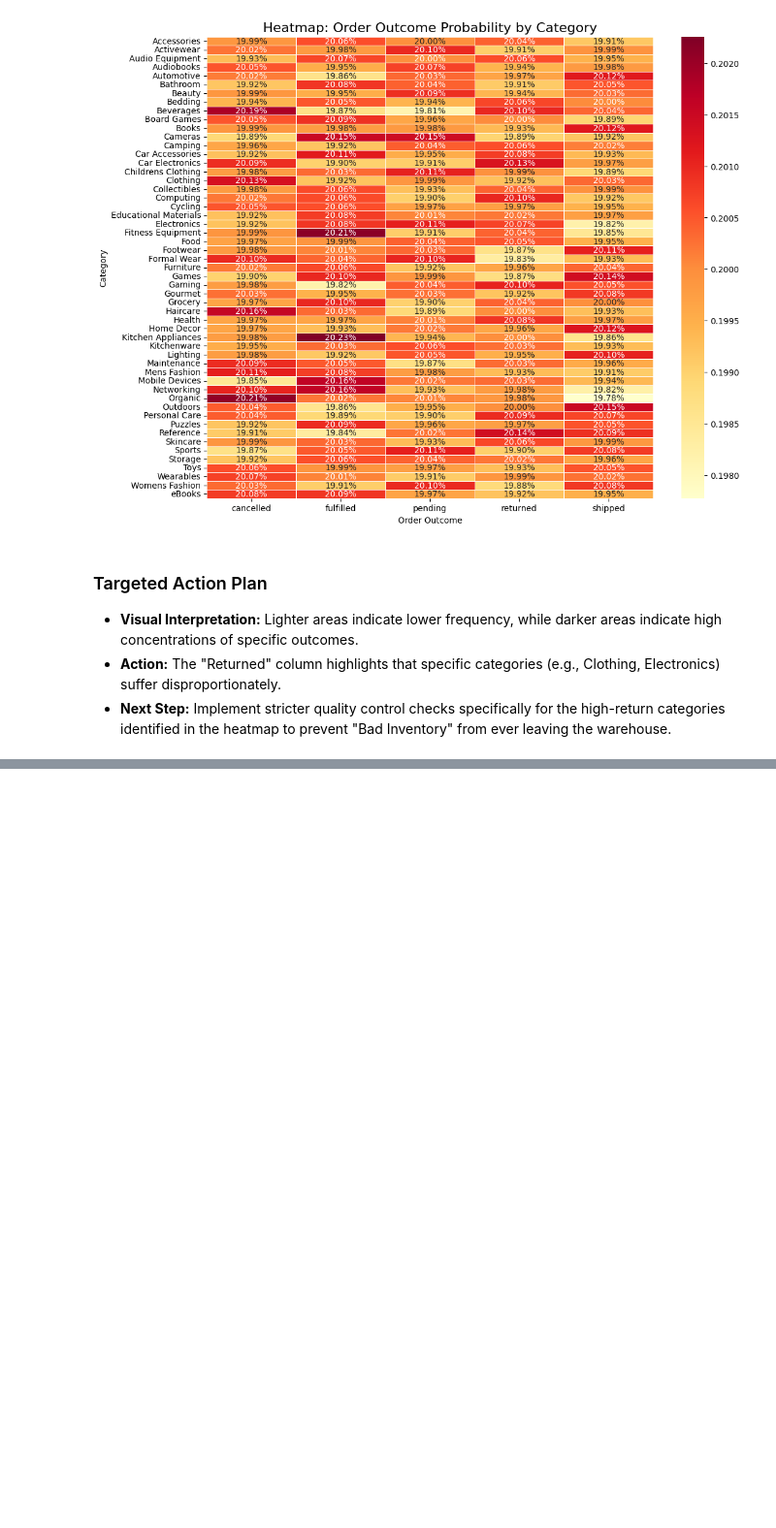
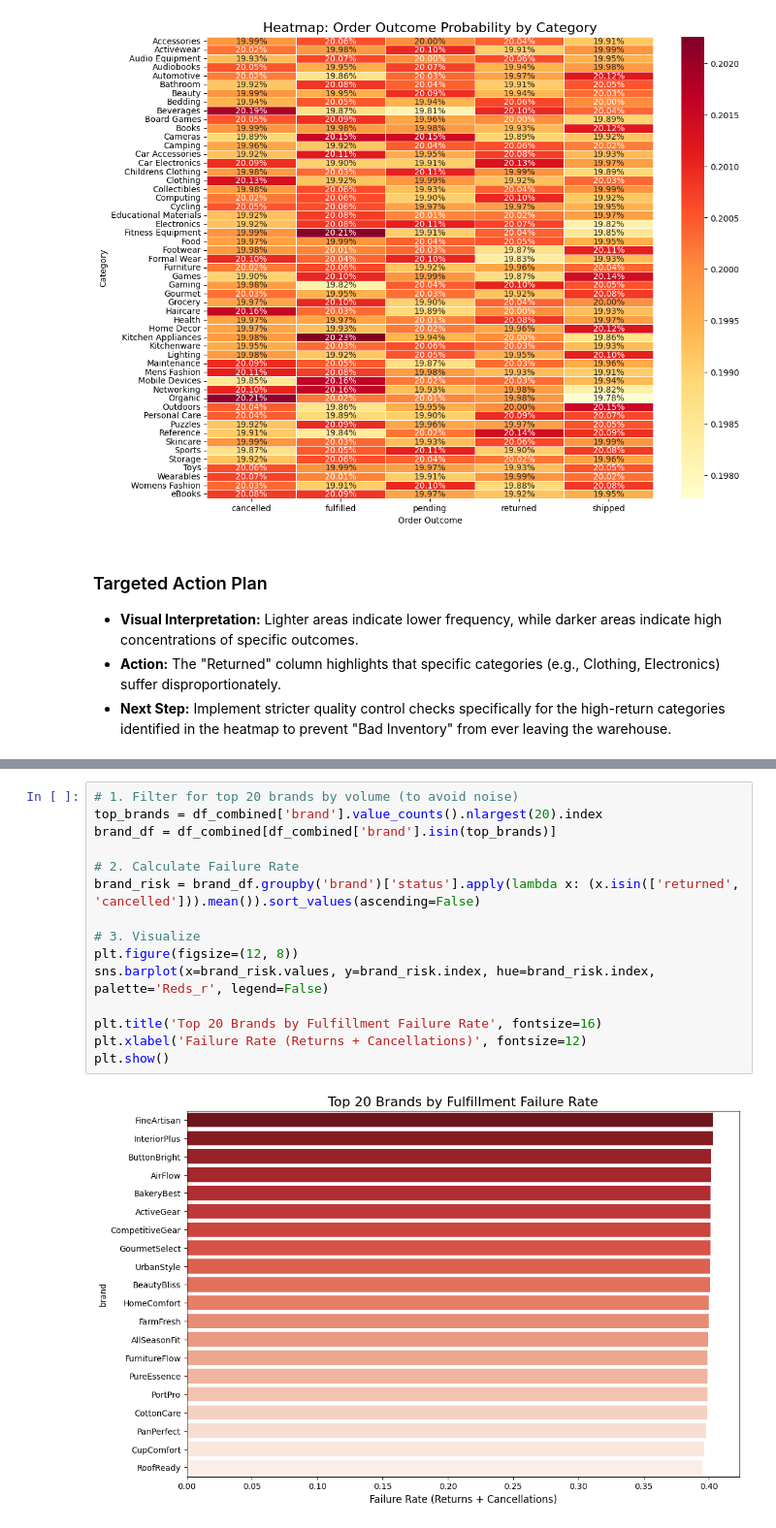
Before and after one commit to rishavvashisht823/Amazon, a Jupyter notebook: chapter_appendix-tools-for-deep-learning/jupyter.ipynb, the cells around one changed output, grey strips where cells are left out. Shown at 97% size. Drawn from its saved outputs; the diff is of its cells as text; blank space fills up the shorter version.

```diff
--- a/chapter_appendix-tools-for-deep-learning/jupyter.ipynb
+++ b/chapter_appendix-tools-for-deep-learning/jupyter.ipynb
@@ -677,0 +747,17 @@ plt.show()
+# %%
+# 1. Filter for top 20 brands by volume (to avoid noise)
+top_brands = df_combined['brand'].value_counts().nlargest(20).index
+brand_df = df_combined[df_combined['brand'].isin(top_brands)]
+
+# 2. Calculate Failure Rate
+brand_risk = brand_df.groupby('brand')['status'].apply(lambda x: (x.isin(['returned', 'cancelled'])).mean()).sort_values(ascending=False)
+
+# 3. Visualize
+plt.figure(figsize=(12, 8))
+sns.barplot(x=brand_risk.values, y=brand_risk.index, hue=brand_risk.index, palette='Reds_r', legend=False)
+
+plt.title('Top 20 Brands by Fulfillment Failure Rate', fontsize=16)
+plt.xlabel('Failure Rate (Returns + Cancellations)', fontsize=12)
+plt.show()
+# %% [output]
+[figure, added]
```
Also changed, not shown: parts of 11 cells of this notebook.
